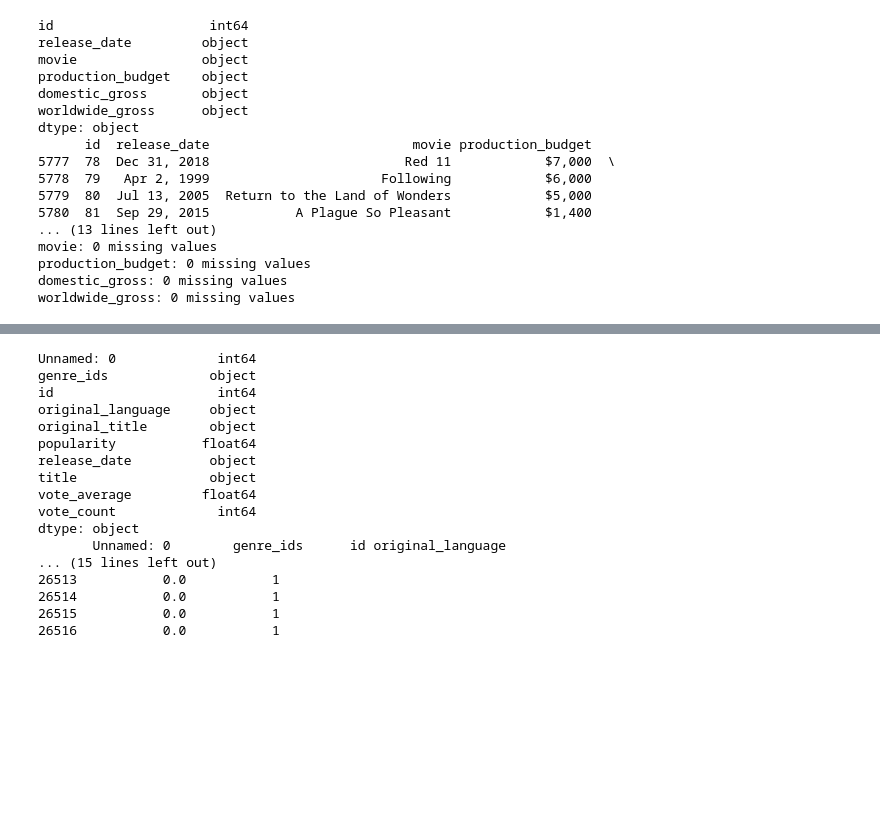
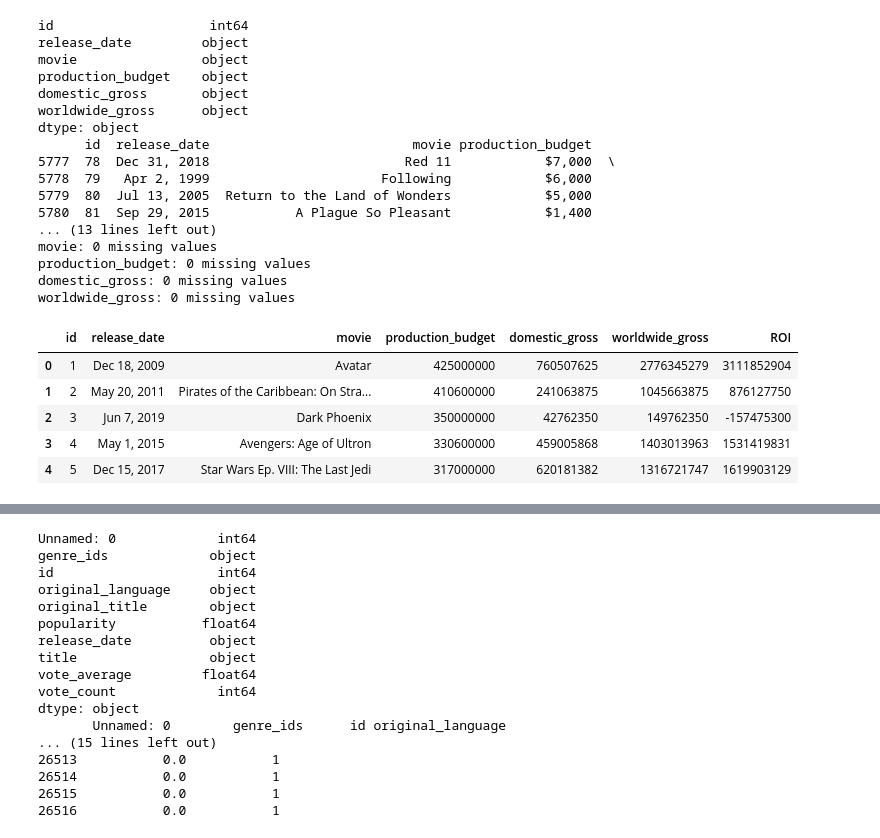
Before and after one commit to betsybetsybetsy2021/Phase1Project, a Jupyter notebook: index.ipynb, the cells around one changed output, grey strips where cells are left out. Drawn from its saved outputs; the diff is of its cells as text; code cells hidden in the pictures; blank space fills up the shorter version.

```diff
--- a/index.ipynb
+++ b/index.ipynb
@@ -276,3 +279,20 @@ movie: 0 missing values
 production_budget: 0 missing values
 domestic_gross: 0 missing values
 worldwide_gross: 0 missing values
+# %%
+# String cleaning to turn budget and gross figures into numeric values, and compute the ROI.
+movie_budgets["production_budget"] = movie_budgets["production_budget"].str.replace("$","").str.replace(",","")
+movie_budgets["production_budget"] = pd.to_numeric(movie_budgets["production_budget"])
+movie_budgets["domestic_gross"] = movie_budgets["domestic_gross"].str.replace("$","").str.replace(",","")
+movie_budgets["domestic_gross"] = pd.to_numeric(movie_budgets["domestic_gross"])
+movie_budgets["worldwide_gross"] = movie_budgets["worldwide_gross"].str.replace("$","").str.replace(",","")
+movie_budgets["worldwide_gross"] = pd.to_numeric(movie_budgets["worldwide_gross"])
+movie_budgets["ROI"] = ((movie_budgets["domestic_gross"] + movie_budgets["worldwide_gross"]) - movie_budgets["production_budget"])
+movie_budgets.head()
+# %% [output]
+|  | id | release_date | movie | production_budget | domestic_gross | worldwide_gross | ROI |
+| 0 | 1 | Dec 18, 2009 | Avatar | 425000000 | 760507625 | 2776345279 | 3111852904 |
+| 1 | 2 | May 20, 2011 | Pirates of the Caribbean: On Stra... | 410600000 | 241063875 | 1045663875 | 876127750 |
+| 2 | 3 | Jun 7, 2019 | Dark Phoenix | 350000000 | 42762350 | 149762350 | -157475300 |
+| 3 | 4 | May 1, 2015 | Avengers: Age of Ultron | 330600000 | 459005868 | 1403013963 | 1531419831 |
+| 4 | 5 | Dec 15, 2017 | Star Wars Ep. VIII: The Last Jedi | 317000000 | 620181382 | 1316721747 | 1619903129 |
```
Also changed, not shown: parts of 16 cells of this notebook.
